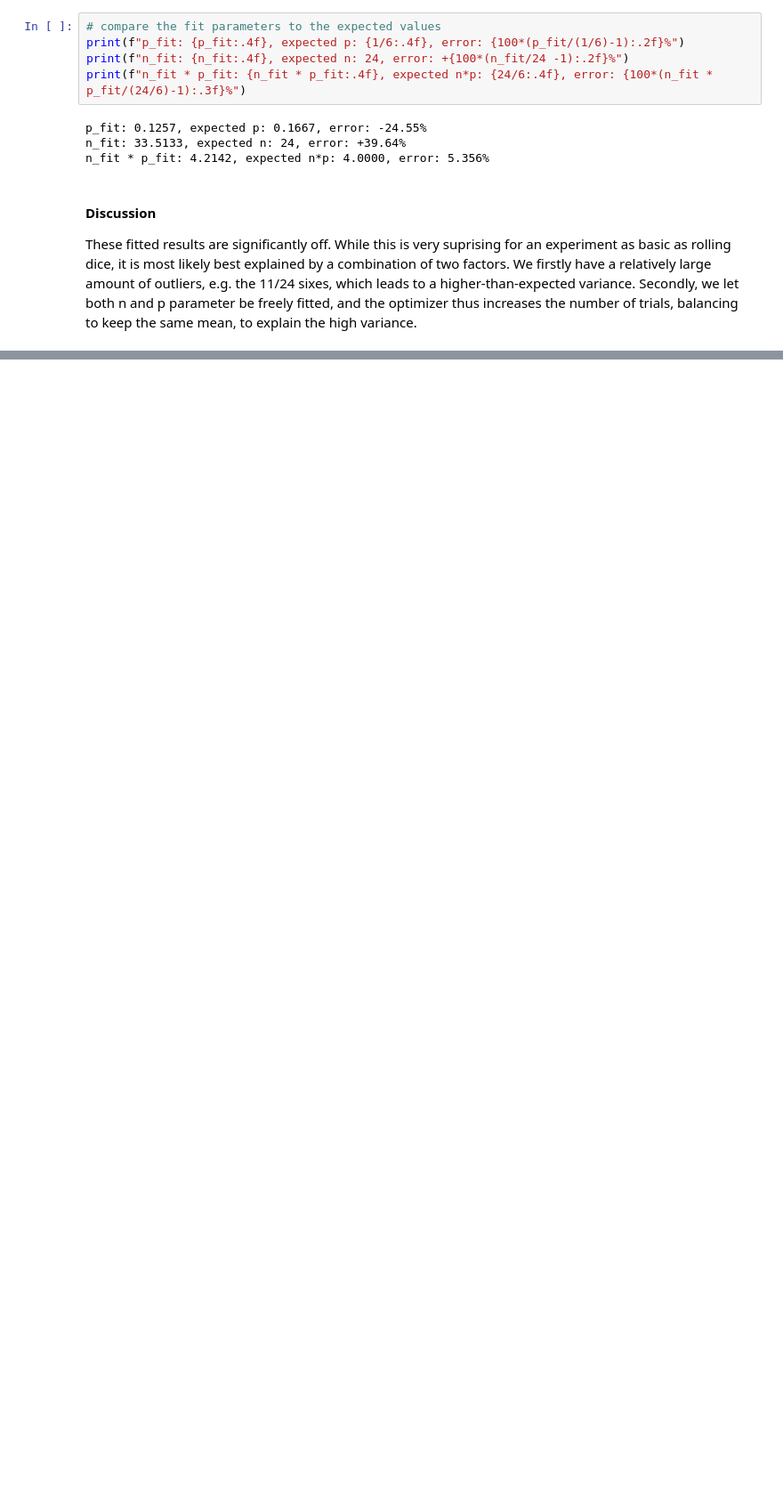
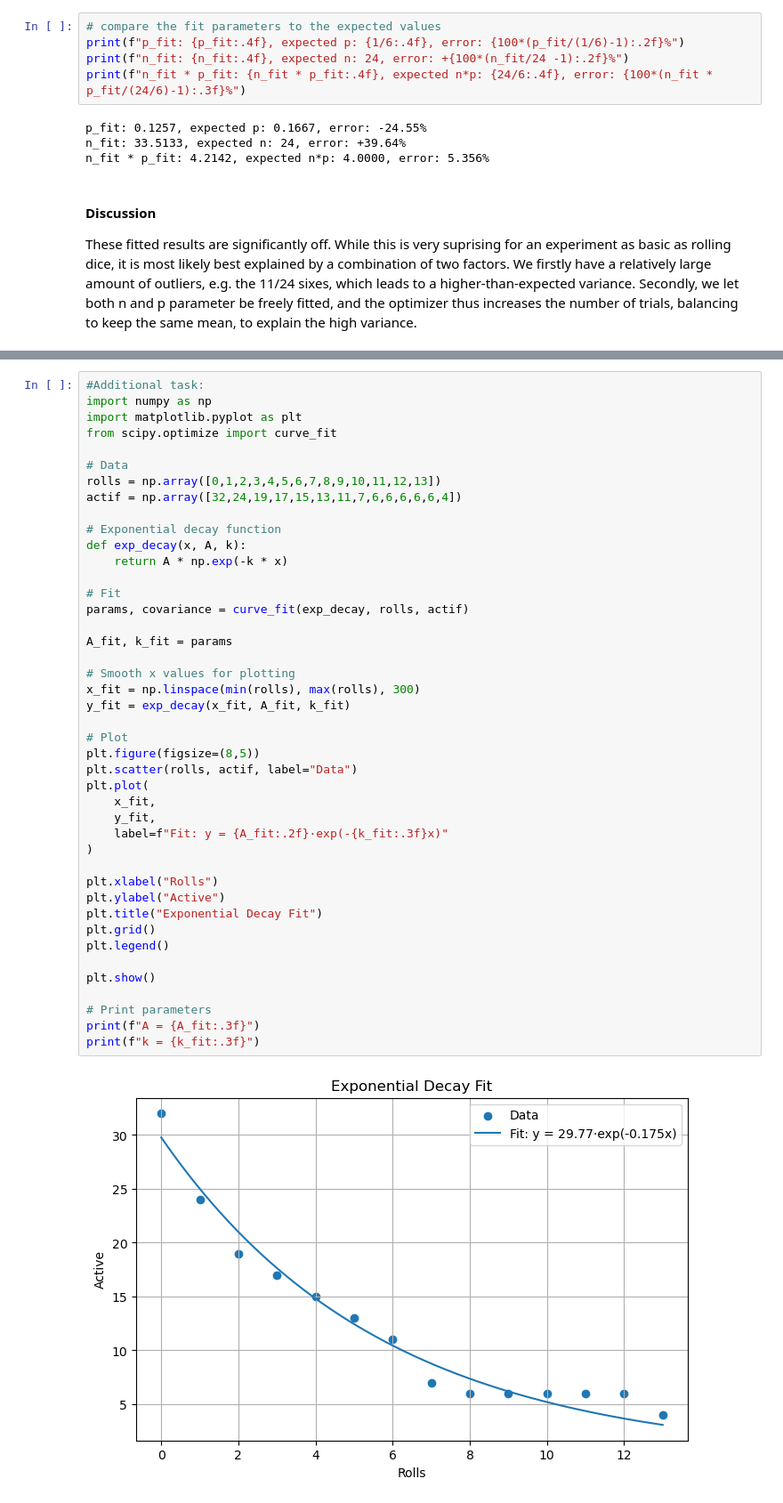
Before and after one commit to jullanggit/lab, a Jupyter notebook: Physics Lab/L5 Radioactive Decay/decay.ipynb, the cells around one changed output, grey strips where cells are left out. Shown at 89% size. Saved outputs shown, nothing was run; the diff lists cells and outputs as text; blank space fills up the shorter version.

```diff
--- a/Physics Lab/L5 Radioactive Decay/decay.ipynb
+++ b/Physics Lab/L5 Radioactive Decay/decay.ipynb
@@ -209,0 +213,45 @@ These fitted results are significantly off. While this is very suprising for an
+# %%
+#Additional task:
+import numpy as np
+import matplotlib.pyplot as plt
+from scipy.optimize import curve_fit
+
+# Data
+rolls = np.array([0,1,2,3,4,5,6,7,8,9,10,11,12,13])
+actif = np.array([32,24,19,17,15,13,11,7,6,6,6,6,6,4])
+
+# Exponential decay function
+def exp_decay(x, A, k):
+    return A * np.exp(-k * x)
+
+# Fit
+params, covariance = curve_fit(exp_decay, rolls, actif)
+
+A_fit, k_fit = params
+
+# Smooth x values for plotting
+x_fit = np.linspace(min(rolls), max(rolls), 300)
+y_fit = exp_decay(x_fit, A_fit, k_fit)
+
+# Plot
+plt.figure(figsize=(8,5))
+plt.scatter(rolls, actif, label="Data")
+plt.plot(
+    x_fit,
+    y_fit,
+    label=f"Fit: y = {A_fit:.2f}·exp(-{k_fit:.3f}x)"
+)
+
+plt.xlabel("Rolls")
+plt.ylabel("Active")
+plt.title("Exponential Decay Fit")
+plt.grid()
+plt.legend()
+
+plt.show()
+
+# Print parameters
+print(f"A = {A_fit:.3f}")
+print(f"k = {k_fit:.3f}")
+# %% [output]
+[figure, added]
```
Also changed, not shown: parts of 3 cells of this notebook, 1 other file.
